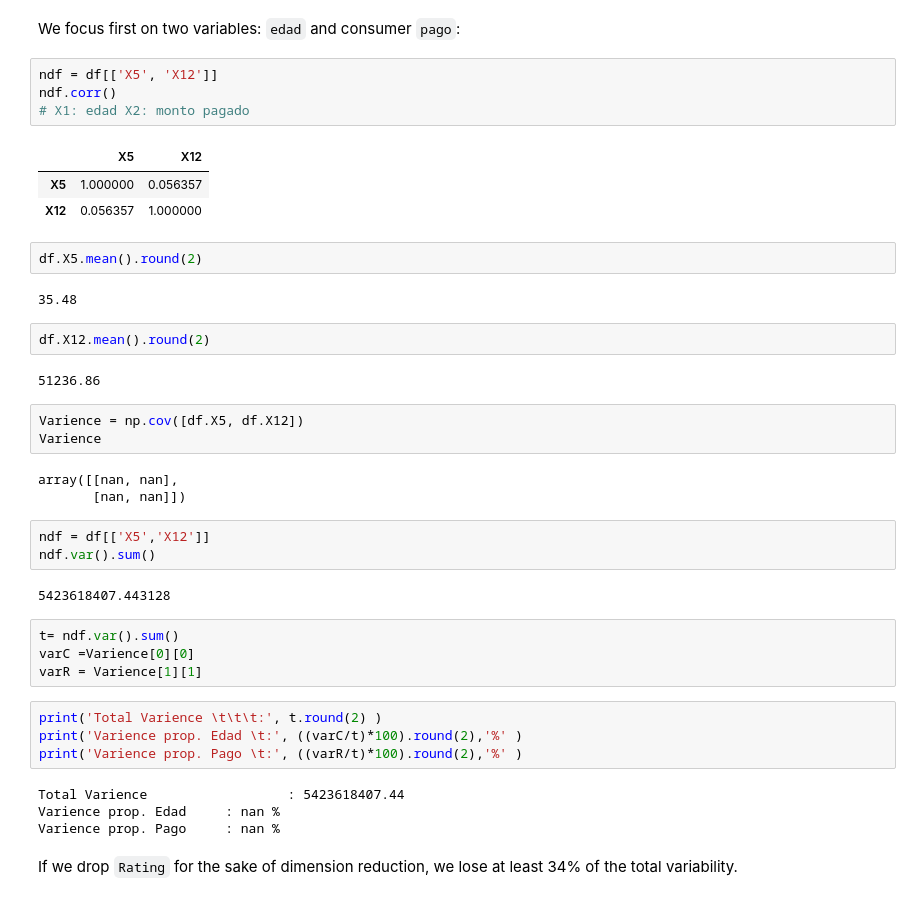
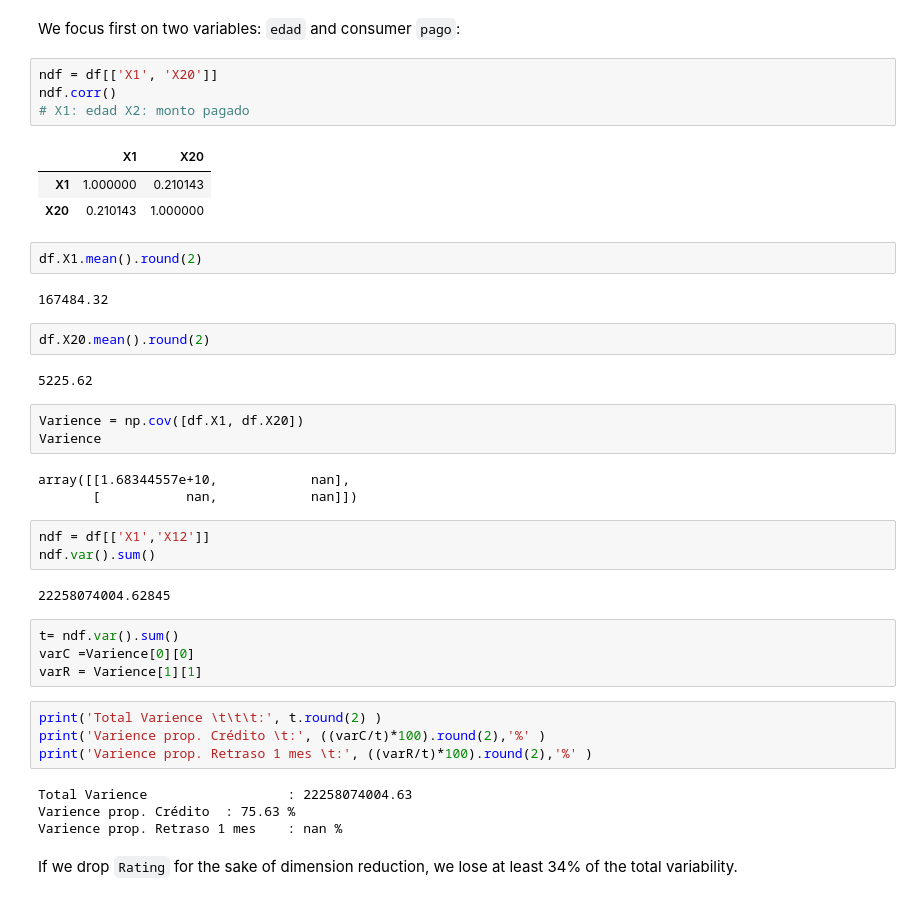
Before and after one commit to PosgradoMNA/actividades-del-projecto-cad_equipo_18, a Jupyter notebook: Semana_4_Actividad_1_Equipo_18_PCA.ipynb, the cells around one changed output. Drawn from its saved outputs; the diff is of its cells as text.

```diff
--- a/Semana_4_Actividad_1_Equipo_18_PCA.ipynb
+++ b/Semana_4_Actividad_1_Equipo_18_PCA.ipynb
@@ -56,44 +56,44 @@ Principal Component Analysis can tell you what variables in your data are the mo
 # %% [markdown]
 We focus first on two variables: `edad` and consumer `pago`:
 # %%
-ndf = df[['X5', 'X12']]
+ndf = df[['X1', 'X20']]
 ndf.corr()
 # X1: edad X2: monto pagado
 # %% [output]
-|  | X5 | X12 |
-| X5 | 1.000000 | 0.056357 |
-| X12 | 0.056357 | 1.000000 |
+|  | X1 | X20 |
+| X1 | 1.000000 | 0.210143 |
+| X20 | 0.210143 | 1.000000 |
 # %%
-df.X5.mean().round(2)
+df.X1.mean().round(2)
 # %% [output]
-35.48
+167484.32
 # %%
-df.X12.mean().round(2)
+df.X20.mean().round(2)
 # %% [output]
-51236.86
+5225.62
 # %%
-Varience = np.cov([df.X5, df.X12])
+Varience = np.cov([df.X1, df.X20])
 Varience
 # %% [output]
-array([[nan, nan],
-       [nan, nan]])
+array([[1.68344557e+10,            nan],
+       [           nan,            nan]])
 # %%
-ndf = df[['X5','X12']]
+ndf = df[['X1','X12']]
 ndf.var().sum()
 # %% [output]
-5423618407.443128
+22258074004.62845
 # %%
 t= ndf.var().sum()
 varC =Varience[0][0]
 varR = Varience[1][1]
 # %%
 print('Total Varience \t\t\t:', t.round(2) )
-print('Varience prop. Edad \t:', ((varC/t)*100).round(2),'%' )
-print('Varience prop. Pago \t:', ((varR/t)*100).round(2),'%' )
+print('Varience prop. Crédito \t:', ((varC/t)*100).round(2),'%' )
+print('Varience prop. Retraso 1 mes \t:', ((varR/t)*100).round(2),'%' )
 # %% [output]
-Total Varience                  : 5423618407.44
-Varience prop. Edad     : nan %
-Varience prop. Pago     : nan %
+Total Varience                  : 22258074004.63
+Varience prop. Crédito  : 75.63 %
+Varience prop. Retraso 1 mes    : nan %
 # %% [markdown]
 If we drop `Rating` for the sake of dimension reduction, we lose at least 34% of the total variability.
 # %%
```
Also changed, not shown: parts of 5 cells of this notebook.
